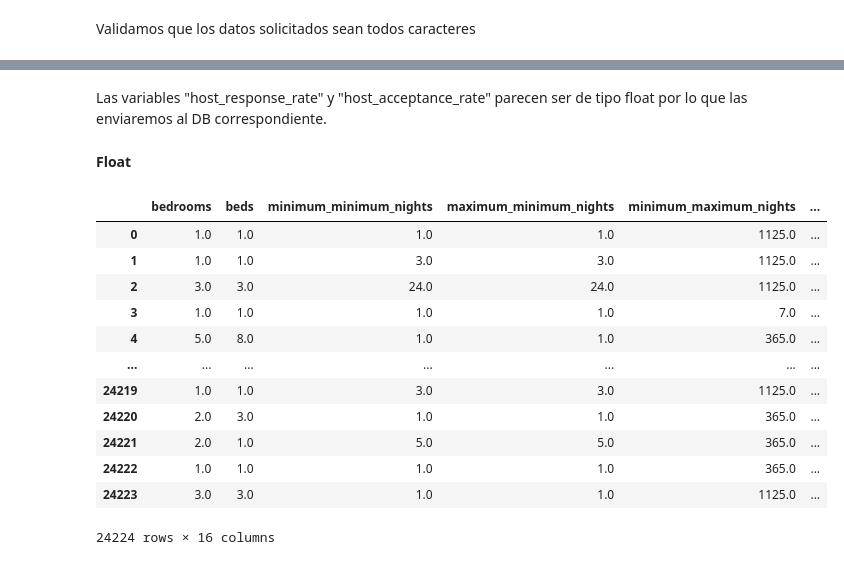
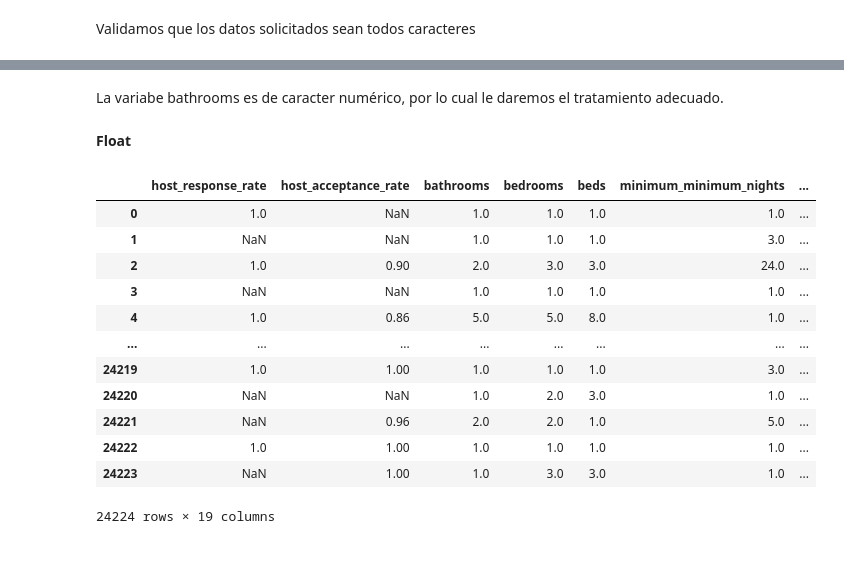
Before and after one commit to AlbertoMuro/Actividad6, a Jupyter notebook: Actividad6(Reto final).ipynb, the cells around one changed output, grey strips where cells are left out. Cells and saved outputs as stored; diff of their text form; code cells hidden in the pictures.

```diff
--- a/Actividad6(Reto final).ipynb
+++ b/Actividad6(Reto final).ipynb
@@ -130,7 +130,7 @@ df_NoNull
 # %% [markdown]
 Procedemos a eliminar las variables que no contengan datos
 # %%
-df_seleccion2 = df.iloc[  : , [5,6,7,13,14,15,16,17,18,21,27,36,37,38,43,44,45,46,47,48,59,60,61,62,63,64,65,66,67,74]]
+df_seleccion2 = df.iloc[  : , [5,6,7,13,14,15,16,18,19,22,28,36,37,38,39,44,45,46,47,48,49,60,61,62,63,64,65,66,67,68,75]]
 df_seleccion2
 # %% [output]
 |  | name | description | neighborhood_overview | host_location | host_about | host_response_time | ... |
@@ -171,0 +194,5 @@ Vamos a separar 3 bases de datos, cada una representará cada tipo de dato.
+# %%
+df_seleccion2["bathrooms"]=df_seleccion2["bathrooms"].replace("H",0.5)
+df_seleccion2["bathrooms"]=df_seleccion2["bathrooms"].replace("P",0)
+df_seleccion2["bathrooms"]=df_seleccion2["bathrooms"].replace("S",0)
+df_seleccion2["bathrooms"]=df_seleccion2["bathrooms"].replace("0",0)
@@ -171,0 +220,2 @@ Vamos a separar 3 bases de datos, cada una representará cada tipo de dato.
+# %%
+df_seleccion2['bathrooms'] = df_seleccion2['bathrooms'].astype(float)
@@ -260,24 +334,24 @@ freq_tbl(object_df3)
 [1426 rows x 4 columns]
 
 ----------------------------------------------------------------
-# %% [markdown]
-Las variables "host_response_rate" y "host_acceptance_rate" parecen ser de tipo float por lo que las enviaremos al DB correspondiente.
+# %% [markdown]
+La variabe bathrooms es de caracter numérico, por lo cual le daremos el tratamiento adecuado.
 # %% [markdown]
 **Float**
 # %%
-float_df=df_seleccion.iloc[ :, [12,13,14,15,16,17,18,19,22,23,24,25,26,27,28,29]]
+float_df=df_seleccion2.iloc[ :, [6,7,11,13,14,15,16,17,18,19,20,23,24,25,26,27,28,29,30]]
 float_df
 # %% [output]
-|  | bedrooms | beds | minimum_minimum_nights | maximum_minimum_nights | minimum_maximum_nights | ... |
-| 0 | 1.0 | 1.0 | 1.0 | 1.0 | 1125.0 | ... |
-| 1 | 1.0 | 1.0 | 3.0 | 3.0 | 1125.0 | ... |
-| 2 | 3.0 | 3.0 | 24.0 | 24.0 | 1125.0 | ... |
-| 3 | 1.0 | 1.0 | 1.0 | 1.0 | 7.0 | ... |
-| 4 | 5.0 | 8.0 | 1.0 | 1.0 | 365.0 | ... |
-| ... | ... | ... | ... | ... | ... | ... |
-| 24219 | 1.0 | 1.0 | 3.0 | 3.0 | 1125.0 | ... |
-| 24220 | 2.0 | 3.0 | 1.0 | 1.0 | 365.0 | ... |
-| 24221 | 2.0 | 1.0 | 5.0 | 5.0 | 365.0 | ... |
-| 24222 | 1.0 | 1.0 | 1.0 | 1.0 | 365.0 | ... |
-| 24223 | 3.0 | 3.0 | 1.0 | 1.0 | 1125.0 | ... |
+|  | host_response_rate | host_acceptance_rate | bathrooms | bedrooms | beds | minimum_minimum_nights | ... |
+| 0 | 1.0 | NaN | 1.0 | 1.0 | 1.0 | 1.0 | ... |
+| 1 | NaN | NaN | 1.0 | 1.0 | 1.0 | 3.0 | ... |
+| 2 | 1.0 | 0.90 | 2.0 | 3.0 | 3.0 | 24.0 | ... |
+| 3 | NaN | NaN | 1.0 | 1.0 | 1.0 | 1.0 | ... |
+| 4 | 1.0 | 0.86 | 5.0 | 5.0 | 8.0 | 1.0 | ... |
+| ... | ... | ... | ... | ... | ... | ... | ... |
+| 24219 | 1.0 | 1.00 | 1.0 | 1.0 | 1.0 | 3.0 | ... |
+| 24220 | NaN | NaN | 1.0 | 2.0 | 3.0 | 1.0 | ... |
+| 24221 | NaN | 0.96 | 2.0 | 2.0 | 1.0 | 5.0 | ... |
+| 24222 | 1.0 | 1.00 | 1.0 | 1.0 | 1.0 | 1.0 | ... |
+| 24223 | NaN | 1.00 | 1.0 | 3.0 | 3.0 | 1.0 | ... |
-24224 rows × 16 columns
+24224 rows × 19 columns
```
Also changed, not shown: parts of 70 cells of this notebook.
